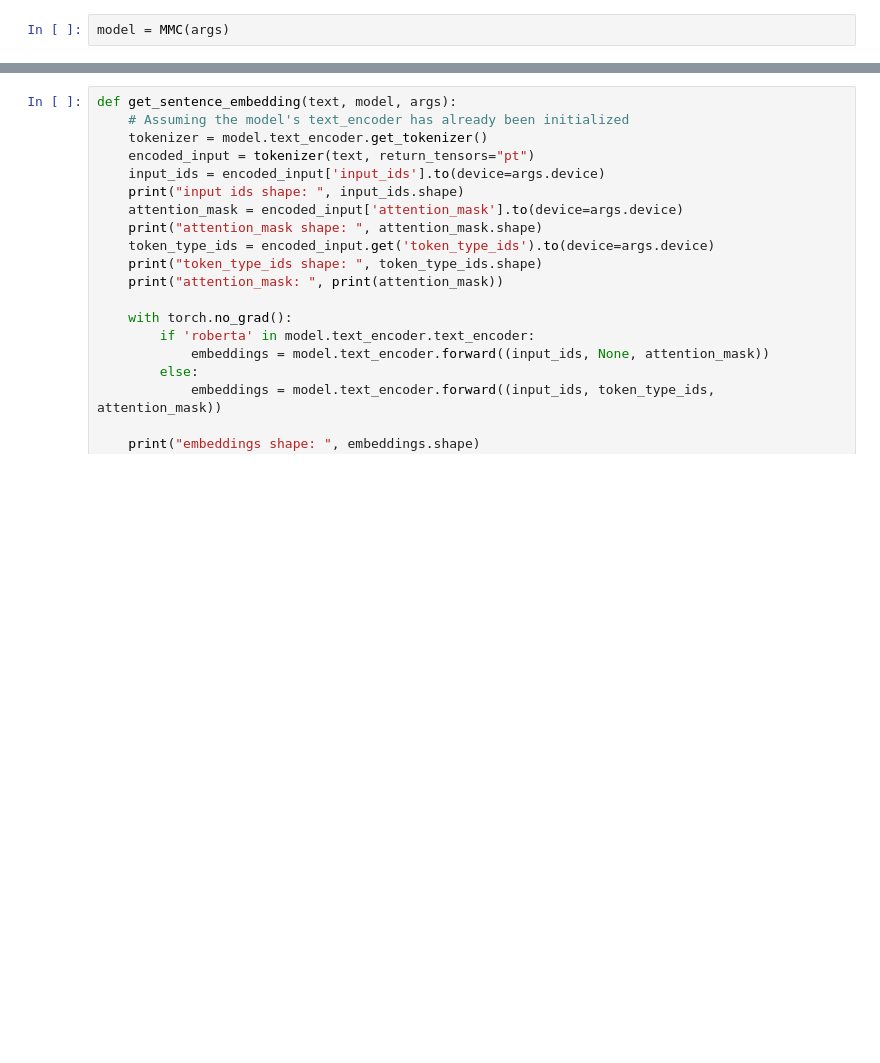
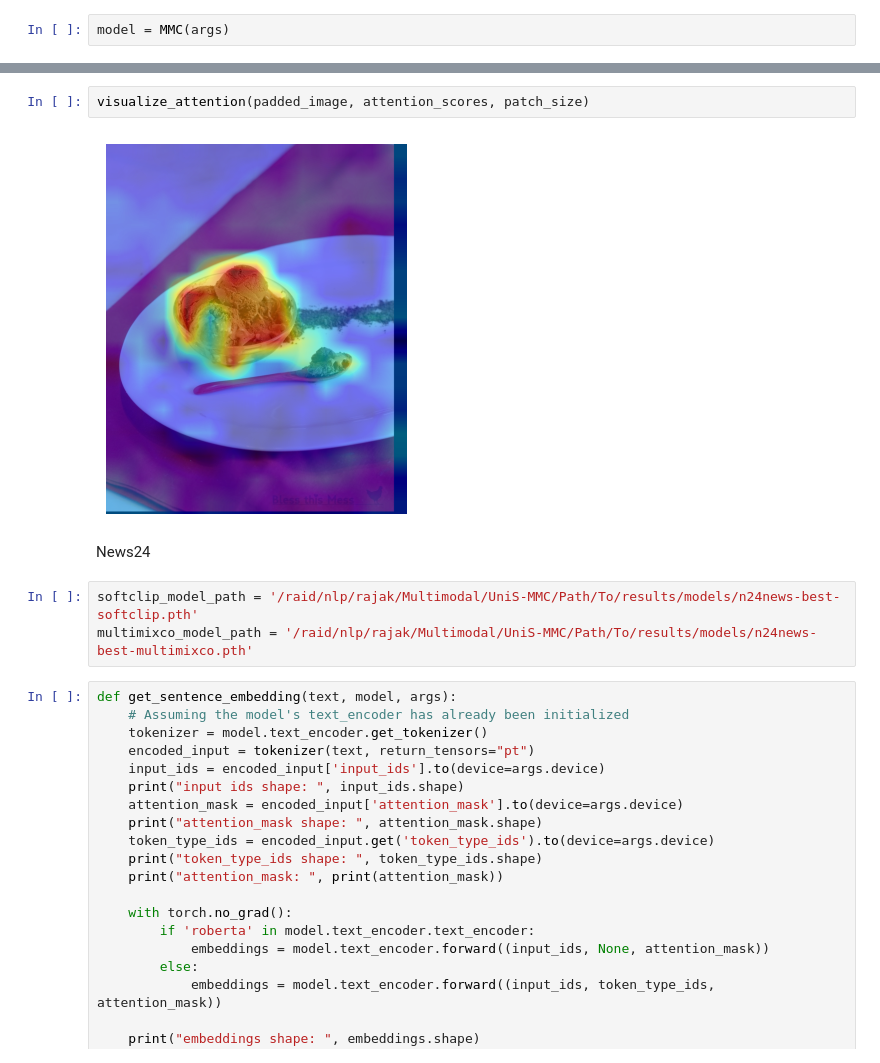
Before and after one commit to RaghavSinghal10/UniS-MMC, a Jupyter notebook: notebooks/visualization.ipynb, the cells around one changed output, grey strips where cells are left out. Cells and saved outputs as stored; diff of their text form; blank space fills up the shorter version.

```diff
--- a/notebooks/visualization.ipynb
+++ b/notebooks/visualization.ipynb
@@ -101,3 +260,12 @@ model = model.to(device=args.device)
+# %%
+visualize_attention(padded_image, attention_scores, patch_size)
+# %% [output]
+[figure, added]
+# %% [markdown]
+News24
+# %%
+softclip_model_path = '/raid/nlp/rajak/Multimodal/UniS-MMC/Path/To/results/models/n24news-best-softclip.pth'
+multimixco_model_path = '/raid/nlp/rajak/Multimodal/UniS-MMC/Path/To/results/models/n24news-best-multimixco.pth'
 # %%
 def get_sentence_embedding(text, model, args):
     # Assuming the model's text_encoder has already been initialized
```
Also changed, not shown: parts of 9 cells of this notebook, 4 other files.
